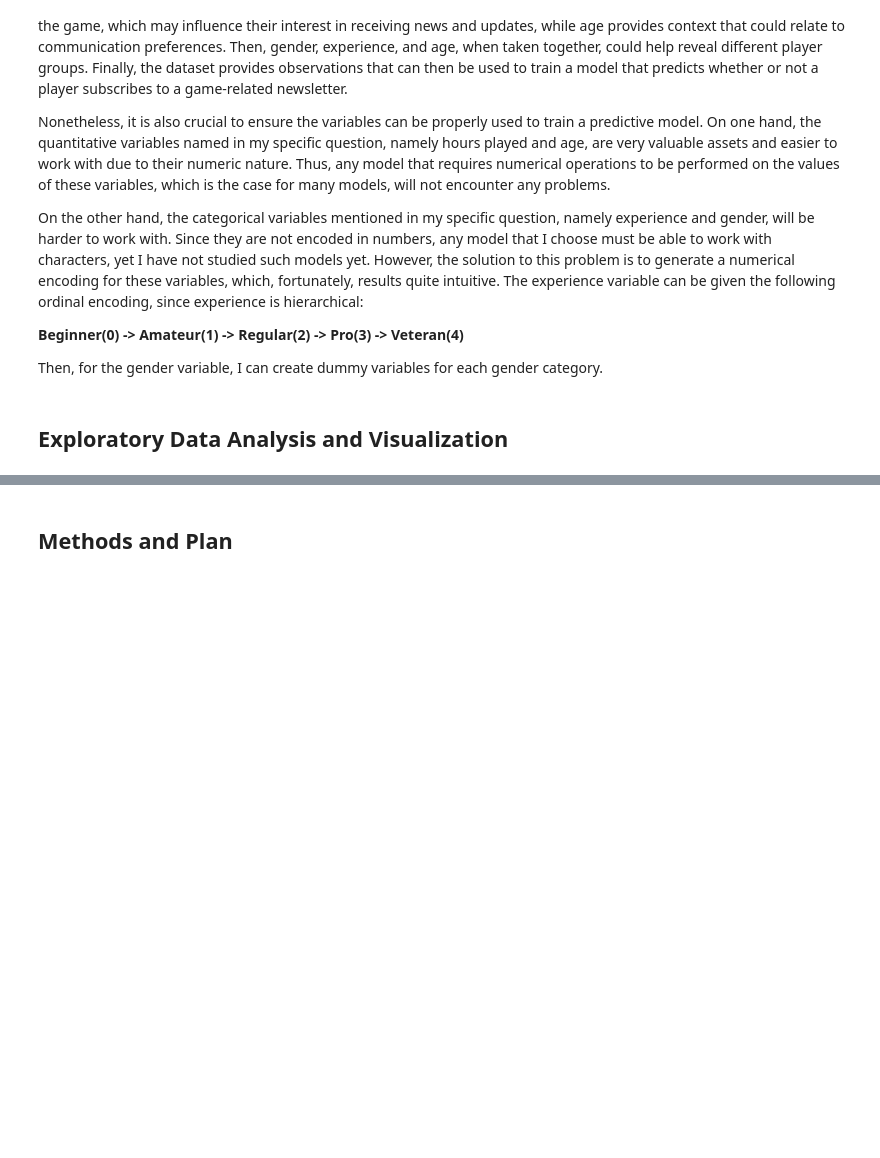
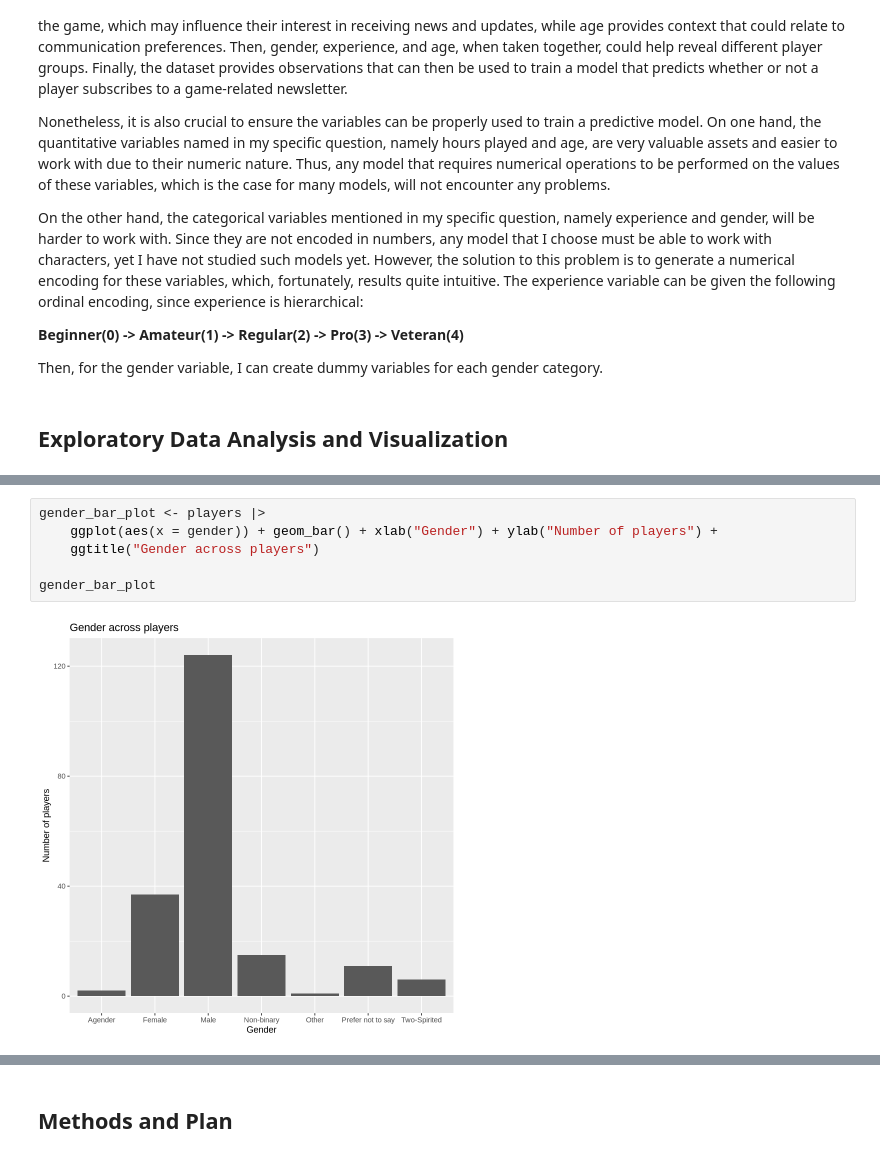
Before and after one commit to amartosp23/DSCI-100-Project, a Jupyter notebook: Planning Stage.ipynb, the cells around one changed output, grey strips where cells are left out. Saved outputs shown, nothing was run; the diff lists cells and outputs as text; blank space fills up the shorter version.

```diff
--- a/Planning Stage.ipynb
+++ b/Planning Stage.ipynb
@@ -149,0 +162,8 @@ A tibble: 1 × 2
+# %%
+gender_bar_plot <- players |>
+    ggplot(aes(x = gender)) + geom_bar() + xlab("Gender") + ylab("Number of players") +
+    ggtitle("Gender across players")
+
+gender_bar_plot
+# %% [output]
+[figure, added]
```
Also changed, not shown: parts of 16 cells of this notebook.
